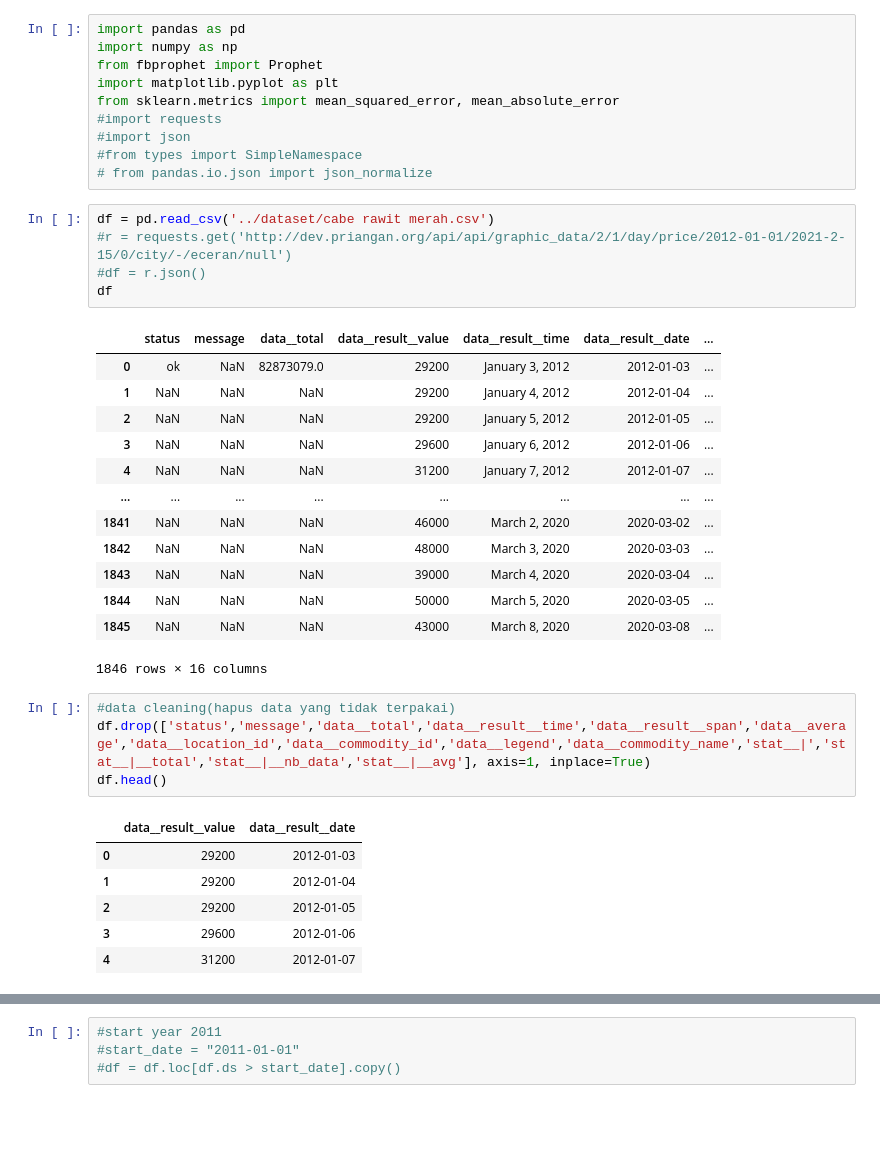
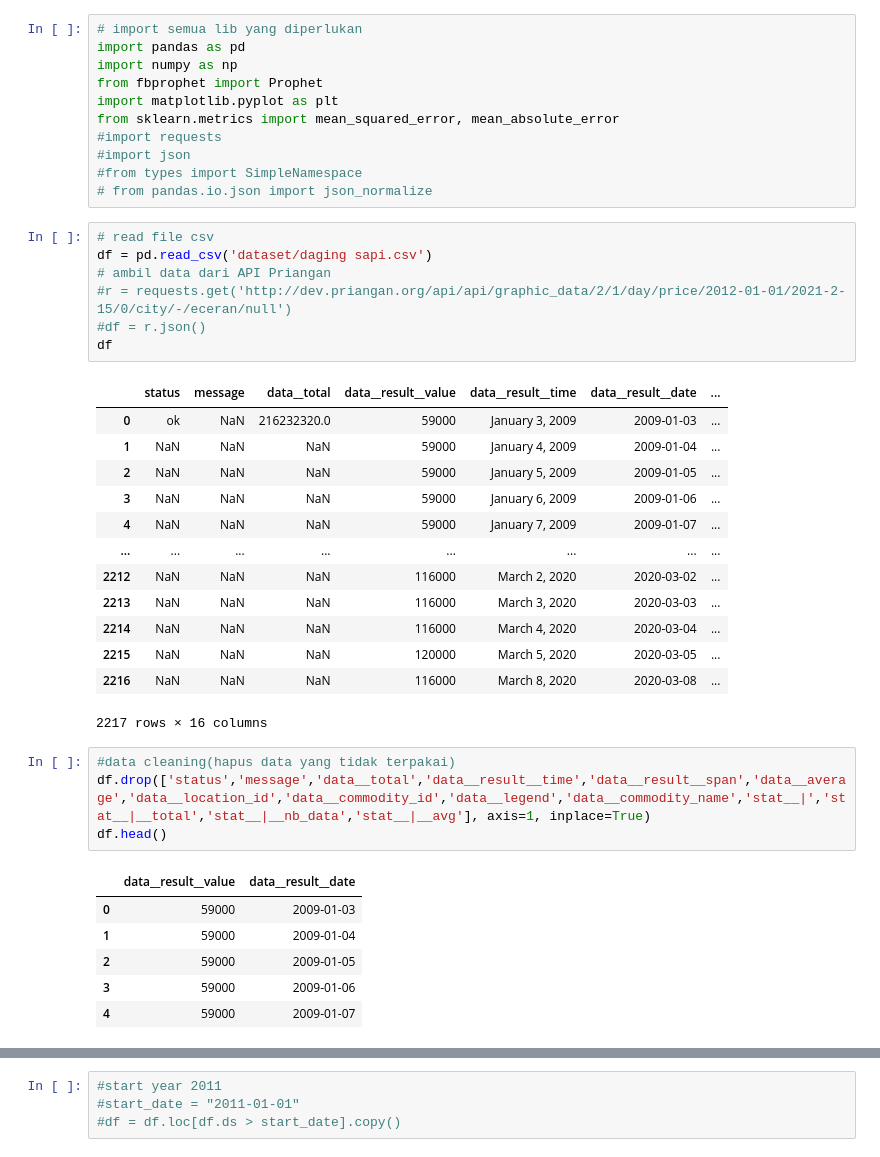
Before and after one commit to azrasabila/forecasting-fbprophet-harga-pangan, a Jupyter notebook: nyoba_2.ipynb, the cells around one changed output, grey strips where cells are left out. Drawn from its saved outputs; the diff is of its cells as text; blank space fills up the shorter version.

```diff
--- a/nyoba_2.ipynb
+++ b/nyoba_2.ipynb
@@ -1,4 +1,5 @@
 # %%
+# import semua lib yang diperlukan
 import pandas as pd
 import numpy as np
 from fbprophet import Prophet
@@ -9,33 +10,35 @@ from sklearn.metrics import mean_squared_error, mean_absolute_error
 #from types import SimpleNamespace
 # from pandas.io.json import json_normalize
 # %%
-df = pd.read_csv('../dataset/cabe rawit merah.csv')
+# read file csv
+df = pd.read_csv('dataset/daging sapi.csv')
+# ambil data dari API Priangan
 #r = requests.get('http://dev.priangan.org/api/api/graphic_data/2/1/day/price/2012-01-01/2021-2-15/0/city/-/eceran/null')
 #df = r.json()
 df
 # %% [output]
 |  | status | message | data__total | data__result__value | data__result__time | data__result__date | ... |
-| 0 | ok | NaN | 82873079.0 | 29200 | January 3, 2012 | 2012-01-03 | ... |
-| 1 | NaN | NaN | NaN | 29200 | January 4, 2012 | 2012-01-04 | ... |
-| 2 | NaN | NaN | NaN | 29200 | January 5, 2012 | 2012-01-05 | ... |
-| 3 | NaN | NaN | NaN | 29600 | January 6, 2012 | 2012-01-06 | ... |
-| 4 | NaN | NaN | NaN | 31200 | January 7, 2012 | 2012-01-07 | ... |
+| 0 | ok | NaN | 216232320.0 | 59000 | January 3, 2009 | 2009-01-03 | ... |
+| 1 | NaN | NaN | NaN | 59000 | January 4, 2009 | 2009-01-04 | ... |
+| 2 | NaN | NaN | NaN | 59000 | January 5, 2009 | 2009-01-05 | ... |
+| 3 | NaN | NaN | NaN | 59000 | January 6, 2009 | 2009-01-06 | ... |
+| 4 | NaN | NaN | NaN | 59000 | January 7, 2009 | 2009-01-07 | ... |
 | ... | ... | ... | ... | ... | ... | ... | ... |
-| 1841 | NaN | NaN | NaN | 46000 | March 2, 2020 | 2020-03-02 | ... |
-| 1842 | NaN | NaN | NaN | 48000 | March 3, 2020 | 2020-03-03 | ... |
-| 1843 | NaN | NaN | NaN | 39000 | March 4, 2020 | 2020-03-04 | ... |
-| 1844 | NaN | NaN | NaN | 50000 | March 5, 2020 | 2020-03-05 | ... |
-| 1845 | NaN | NaN | NaN | 43000 | March 8, 2020 | 2020-03-08 | ... |
+| 2212 | NaN | NaN | NaN | 116000 | March 2, 2020 | 2020-03-02 | ... |
+| 2213 | NaN | NaN | NaN | 116000 | March 3, 2020 | 2020-03-03 | ... |
+| 2214 | NaN | NaN | NaN | 116000 | March 4, 2020 | 2020-03-04 | ... |
+| 2215 | NaN | NaN | NaN | 120000 | March 5, 2020 | 2020-03-05 | ... |
+| 2216 | NaN | NaN | NaN | 116000 | March 8, 2020 | 2020-03-08 | ... |
-1846 rows × 16 columns
+2217 rows × 16 columns
 # %%
 #data cleaning(hapus data yang tidak terpakai)
 df.drop(['status','message','data__total','data__result__time','data__result__span','data__average','data__location_id','data__commodity_id','data__legend','data__commodity_name','stat__|','stat__|__total','stat__|__nb_data','stat__|__avg'], axis=1, inplace=True)
 df.head()
 # %% [output]
 |  | data__result__value | data__result__date |
-| 0 | 29200 | 2012-01-03 |
-| 1 | 29200 | 2012-01-04 |
-| 2 | 29200 | 2012-01-05 |
-| 3 | 29600 | 2012-01-06 |
-| 4 | 31200 | 2012-01-07 |
+| 0 | 59000 | 2009-01-03 |
+| 1 | 59000 | 2009-01-04 |
+| 2 | 59000 | 2009-01-05 |
+| 3 | 59000 | 2009-01-06 |
+| 4 | 59000 | 2009-01-07 |
 # %%
```
Also changed, not shown: parts of 11 cells of this notebook.
